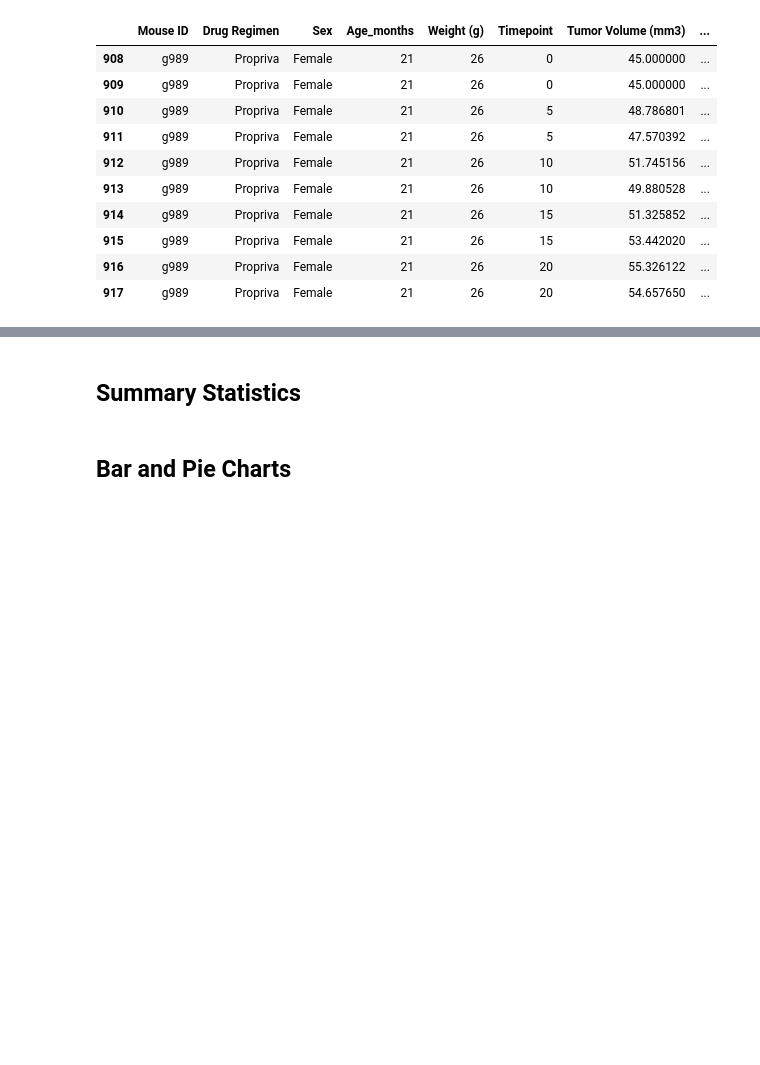
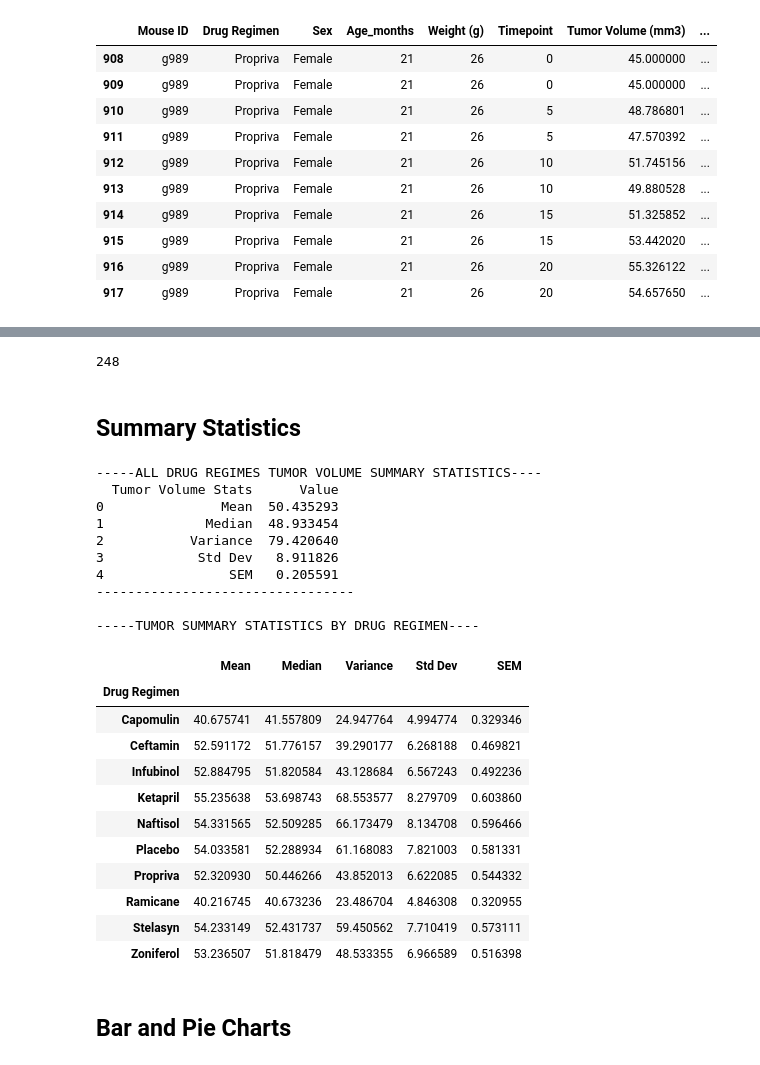
Before and after one commit to agomeso/Matplotlib-Challenge, a Jupyter notebook: Pymaceuticals/pymaceuticals_starter.ipynb, the cells around one changed output, grey strips where cells are left out. Saved outputs shown, nothing was run; the diff lists cells and outputs as text; code cells hidden in the pictures; blank space fills up the shorter version.

```diff
--- a/Pymaceuticals/pymaceuticals_starter.ipynb
+++ b/Pymaceuticals/pymaceuticals_starter.ipynb
@@ -69,13 +96,67 @@ KeyError: "['g989'] not found in axis"
 # %%
 # Checking the number of mice in the clean DataFrame.
+len(mouse_cleaned_df["Mouse ID"].unique())
+# %% [output]
+248
 # %% [markdown]
 ## Summary Statistics
 # %%
-# Generate a summary statistics table of mean, median, variance, standard deviation, and SEM of the tumor volume for each regimen
+# Generate a summary statistics table of mean, median, variance, standard deviation, and SEM of the tumor volume
+#for each regimen
+
+# Create tumor volume series
+tv = mouse_cleaned_df["Tumor Volume (mm3)"]
+
+tv_mean = np.mean(tv)
+tv_median = np.median(tv)
+tv_var = np.var(tv,ddof=0)
+tv_sd = np.std(tv,ddof=0)
+tv_sem = sem(tv)
+
+tumor_summ_df = pd.DataFrame({
+    "Tumor Volume Stats":["Mean", "Median", "Variance", "Std Dev", "SEM"],
+    "Value":[tv_mean,tv_median,tv_var,tv_sd,tv_sem]})
+print("-----ALL DRUG REGIMES TUMOR VOLUME SUMMARY STATISTICS----")
+print(tumor_summ_df)
+print("---------------------------------\n")
 
 # Use groupby and summary statistical methods to calculate the following properties of each drug regimen:
 # mean, median, variance, standard deviation, and SEM of the tumor volume.
 # Assemble the resulting series into a single summary dataframe.
+drug_and_vol = mouse_cleaned_df[["Drug Regimen","Tumor Volume (mm3)"]]
+drug_and_vol
+group_by_regimen_df = drug_and_vol.groupby(["Drug Regimen"])
+summary_df =pd.DataFrame({})
+summary_df["Mean"] = group_by_regimen_df["Tumor Volume (mm3)"].mean()
+summary_df["Median"] = group_by_regimen_df["Tumor Volume (mm3)"].median()
+summary_df["Variance"]=group_by_regimen_df["Tumor Volume (mm3)"].var()
+summary_df["Std Dev"]=group_by_regimen_df["Tumor Volume (mm3)"].std()
+summary_df["SEM"]=group_by_regimen_df["Tumor Volume (mm3)"].sem()
+print("-----TUMOR SUMMARY STATISTICS BY DRUG REGIMEN----")
+summary_df
+# %% [output]
+-----ALL DRUG REGIMES TUMOR VOLUME SUMMARY STATISTICS----
+  Tumor Volume Stats      Value
+0               Mean  50.435293
+1             Median  48.933454
+2           Variance  79.420640
+3            Std Dev   8.911826
+4                SEM   0.205591
+---------------------------------
+
+-----TUMOR SUMMARY STATISTICS BY DRUG REGIMEN----
+|  | Mean | Median | Variance | Std Dev | SEM |
+| Drug Regimen |  |  |  |  |  |
+| Capomulin | 40.675741 | 41.557809 | 24.947764 | 4.994774 | 0.329346 |
+| Ceftamin | 52.591172 | 51.776157 | 39.290177 | 6.268188 | 0.469821 |
+| Infubinol | 52.884795 | 51.820584 | 43.128684 | 6.567243 | 0.492236 |
+| Ketapril | 55.235638 | 53.698743 | 68.553577 | 8.279709 | 0.603860 |
+| Naftisol | 54.331565 | 52.509285 | 66.173479 | 8.134708 | 0.596466 |
+| Placebo | 54.033581 | 52.288934 | 61.168083 | 7.821003 | 0.581331 |
+| Propriva | 52.320930 | 50.446266 | 43.852013 | 6.622085 | 0.544332 |
+| Ramicane | 40.216745 | 40.673236 | 23.486704 | 4.846308 | 0.320955 |
+| Stelasyn | 54.233149 | 52.431737 | 59.450562 | 7.710419 | 0.573111 |
+| Zoniferol | 53.236507 | 51.818479 | 48.533355 | 6.966589 | 0.516398 |
 # %%
 # Generate a summary statistics table of mean, median, variance, standard deviation, and SEM of the tumor volume for each regimen
 
```
Also changed, not shown: parts of 7 cells of this notebook.
